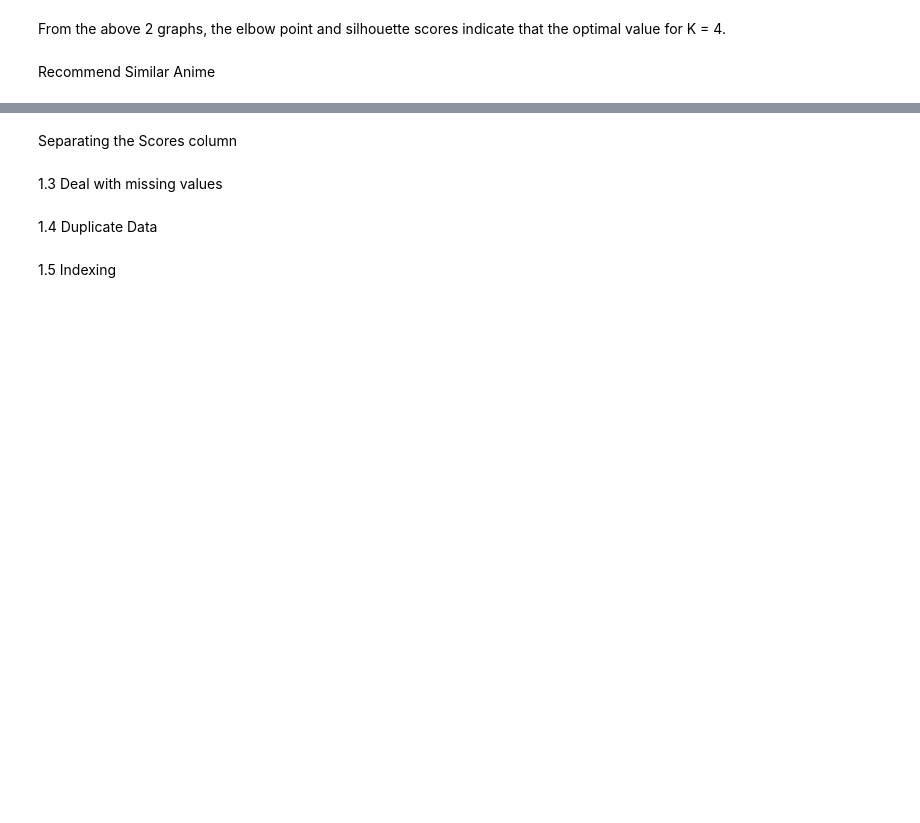
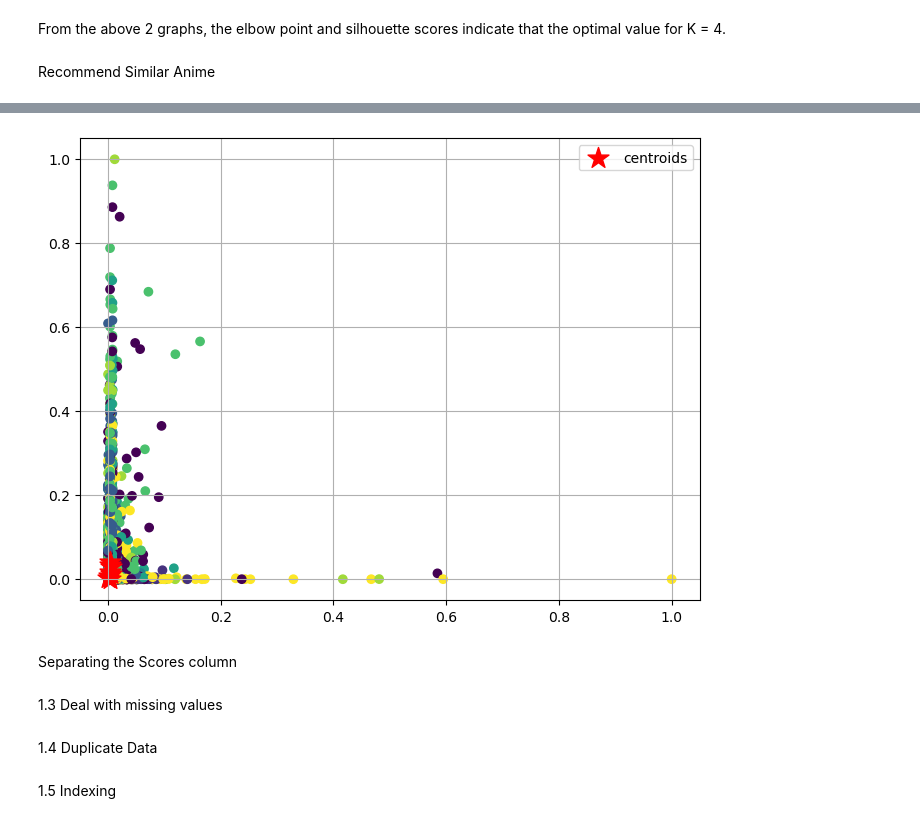
Before and after one commit to Haaris-Syed/AnimeRecommender, a Jupyter notebook: AnimeDataset-Preprocessing.ipynb, the cells around one changed output, grey strips where cells are left out. Drawn from its saved outputs; the diff is of its cells as text; code cells hidden in the pictures; blank space fills up the shorter version.

```diff
--- a/AnimeDataset-Preprocessing.ipynb
+++ b/AnimeDataset-Preprocessing.ipynb
@@ -322,3 +395,9 @@ get_similar_anime('One Punch Man')
+# %%
+before_pca = pd.DataFrame(scaled_anime)
+# before_pca.head()
+cluster_plot(before_pca, 8)
+# %% [output]
+[figure, added]
 # %%
 # separate genres into separate columns, with a maximum of 5 different genres to limit the dimensions of the dataframe
 genres = merged_anime_reviews_df['genre'].str.split(",", expand=True)
```
Also changed, not shown: parts of 21 cells of this notebook.
